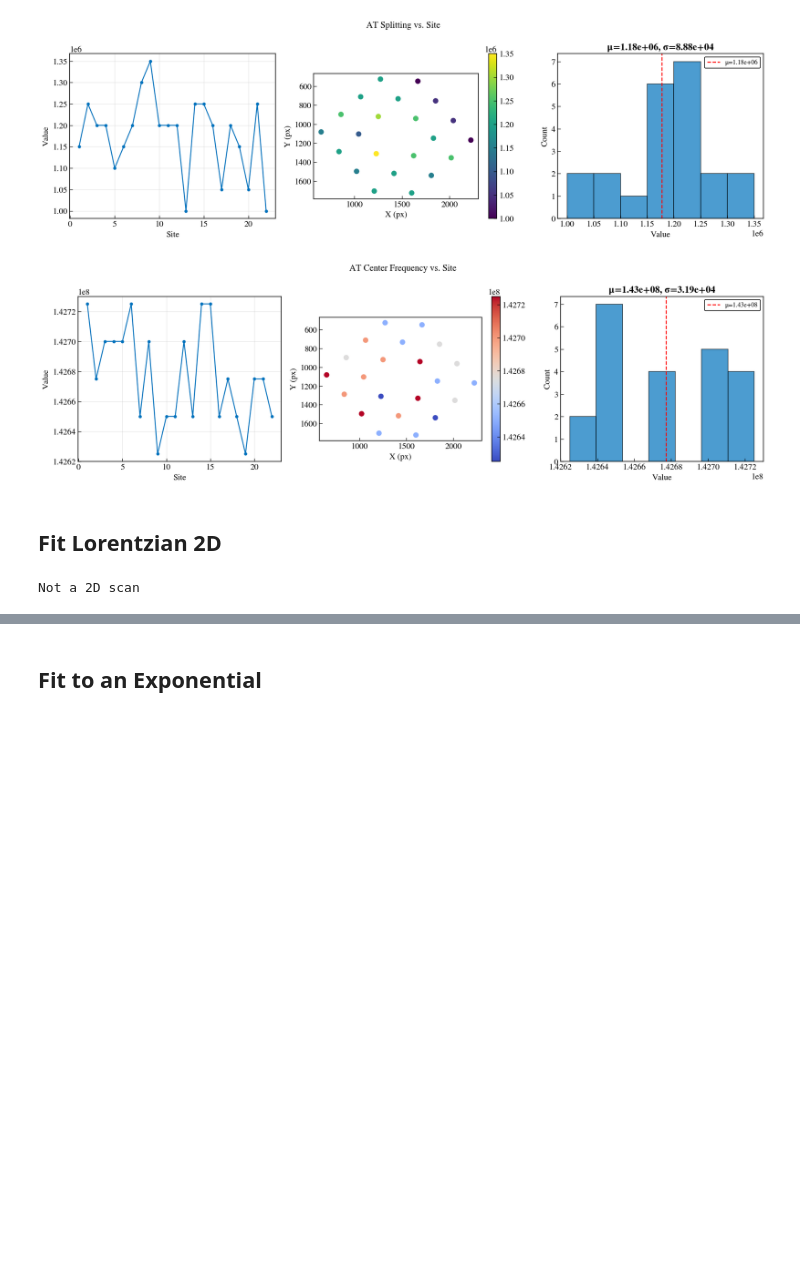
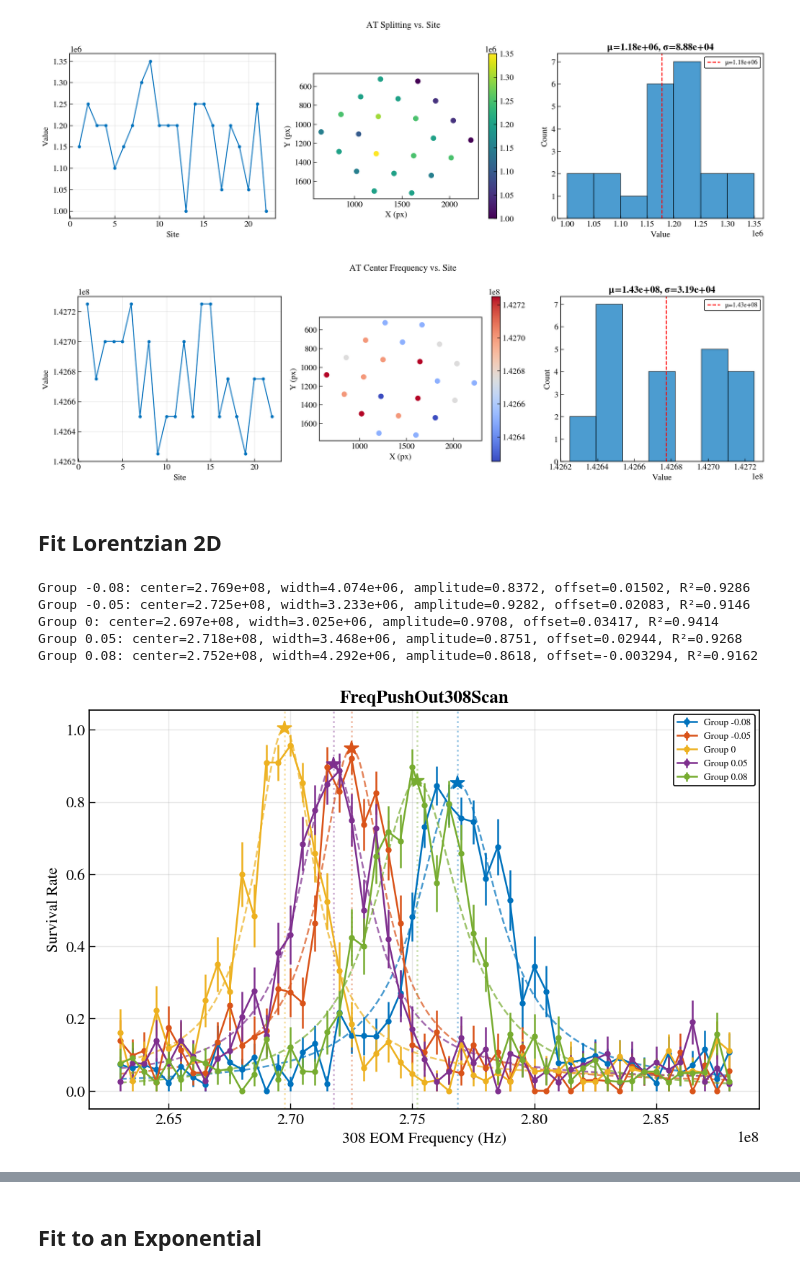
Before and after one commit to nacs-lab/yb_analysis, a Jupyter notebook: analysis/GeneralAnalysis.ipynb, the cells around one changed output, grey strips where cells are left out. Saved outputs shown, nothing was run; the diff lists cells and outputs as text; code cells hidden in the pictures; blank space fills up the shorter version.

```diff
--- a/analysis/GeneralAnalysis.ipynb
+++ b/analysis/GeneralAnalysis.ipynb
@@ -263,7 +265,7 @@ B_g     = 0.5                                        # starts at ~1, decays to ~
 A_g     = 0.4                                        # large initial oscillation amplitude
 T1_g    = (x.max() - x.min())                       # slow relaxation
 T2_g    = (x.max() - x.min()) / 2                   # faster dephasing
-phi_g   = 0.0
+phi_g   = pi
 
 p0 = [y_inf_g, B_g, T1_g, A_g, T_g, T2_g, phi_g]
 
@@ -466,7 +453,7 @@ Center: 2.7081e+08 Hz, Width: 3.58e+06 Hz, RÂ² = 0.9509
 lor_fit_dip = fitting.fit_lorentzian(scan_params, p11_mean, p11_sem, mode='dip')
 if lor_fit_dip:
     fig = plotting.plot_scan_interactive(scan_params, p11_mean, p11_sem, fit_result=lor_fit_dip,
-                                          xlabel='Frequency (Hz)', ylabel='Survival Rate',
+                                          xlabel='Frequency (GHz)', ylabel='Survival Rate',
                                           title=scanName, data_path=matPath)
     fig.show()
 
@@ -476,7 +463,7 @@ if lor_fit_dip:
     print(f'Fit params:')
     print(f'  y₀ = {y0:.4g}  +/- {y0_e:.4g}')
     print(f'   A = {A:.4g}  +/- {A_e:.4g}')
-    print(f'  x₀ = {x0:.5g}  +/- {x0_e:.4g}')
+    print(f'  x₀ = {x0:.6g}  +/- {x0_e:.4g}')
     print(f'   w = {w:.4g}  +/- {w_e:.4g}')
     print(f'  R² = {lor_fit_dip["r_squared"]:.4f}')
 
@@ -550,0 +540,21 @@ plt.show()
+# %%
+# Ramsey E-field: fit y = A*cos(phi0 + alpha*(V - V0)^2) + B
+from yb_analysis.analysis.fittings.ramsey_efield import fit_ramsey_efield
+
+result = fit_ramsey_efield(scan_params, p11_mean, p11_sem)
+if result:
+    fig = plotting.plot_scan_interactive(scan_params, p11_mean, p11_sem, fit_result=result,
+                                         xlabel='Voltage (V)', ylabel='Survival Rate',
+                                         title=scanName, data_path=matPath)
+    fig.show()
+
+    A, phi0, alpha, B, V0 = result['params']
+    perr = result['perr']
+    print(f'V0 = {V0:.5f} +/- {perr[4]:.5f} V')
+    print(f'A = {A:.4f} +/- {perr[0]:.4f}')
+    print(f'phi0 = {phi0:.4f} +/- {perr[1]:.4f} rad')
+    print(f'alpha = {alpha:.4f} +/- {perr[2]:.4f} V^-2')
+    print(f'B = {B:.4f} +/- {perr[3]:.4f}')
+    print(f'R^2 = {result["r_squared"]:.4f}')
+else:
+    print('Ramsey E-field fit failed')
@@ -739,31 +756,45 @@ Mean AT splitting: 1.177e+06 Hz
 # %%
 # Lorentzian fit for 2D grouped scan
 if scan_params.ndim == 2 and scan_params.shape[1] == 2:
-    groups = np.unique(scan_params[:, 0])
+    groups = np.unique(scan_params[:, 1])
     fig, ax = plt.subplots(figsize=(10, 6))
+    fit_groups = []
+    fit_centers = []
     for g in groups:
-        mask = scan_params[:, 0] == g
-        x_g = scan_params[mask, 1]
+        mask = scan_params[:, 1] == g
+        x_g = scan_params[mask, 0]
         y_g = p11_mean[mask]
         err_g = p11_sem[mask]
         line = ax.errorbar(x_g, y_g, yerr=err_g, fmt='o-', label=f'Group {g:.2g}', markersize=4)
         color = line[0].get_color()
 
         lor = fitting.fit_lorentzian(x_g, y_g, err_g, mode='peak')
         if lor:
             y0, A, x0, w = lor['params']
             ax.plot(lor['x_fit'], lor['y_fit'], '--', color=color, alpha=0.7)
+            ax.axvline(x0, color=color, linestyle=':', alpha=0.4)
+            ax.plot(x0, lor['model'](x0, *lor['params']), '*', color=color, markersize=12)
             print(f'Group {g:.2g}: center={x0:.4g}, width={w:.4g}, amplitude={A:.4g}, offset={y0:.4g}, R²={lor["r_squared"]:.4f}')
+            fit_groups.append(g)
+            fit_centers.append(x0)
+
+    fit_groups = np.array(fit_groups)
+    fit_centers = np.array(fit_centers)
 
     ax.set_xlabel('308 EOM Frequency (Hz)')
     ax.set_ylabel('Survival Rate')
     ax.set_title(scanName)
     ax.legend(fontsize=8)
     ax.grid(True, alpha=0.3)
 
     outDir = os.path.dirname(matPath)
     fig.savefig(os.path.join(outDir, scanName + '.png'), dpi=150, bbox_inches='tight')
 else:
     print('Not a 2D scan')
 # %% [output]
-Not a 2D scan
+Group -0.08: center=2.769e+08, width=4.074e+06, amplitude=0.8372, offset=0.01502, R²=0.9286
+Group -0.05: center=2.725e+08, width=3.233e+06, amplitude=0.9282, offset=0.02083, R²=0.9146
+Group 0: center=2.697e+08, width=3.025e+06, amplitude=0.9708, offset=0.03417, R²=0.9414
+Group 0.05: center=2.718e+08, width=3.468e+06, amplitude=0.8751, offset=0.02944, R²=0.9268
+Group 0.08: center=2.752e+08, width=4.292e+06, amplitude=0.8618, offset=-0.003294, R²=0.9162
+[figure, added]
```
Also changed, not shown: parts of 13 cells of this notebook, 7 other files.
